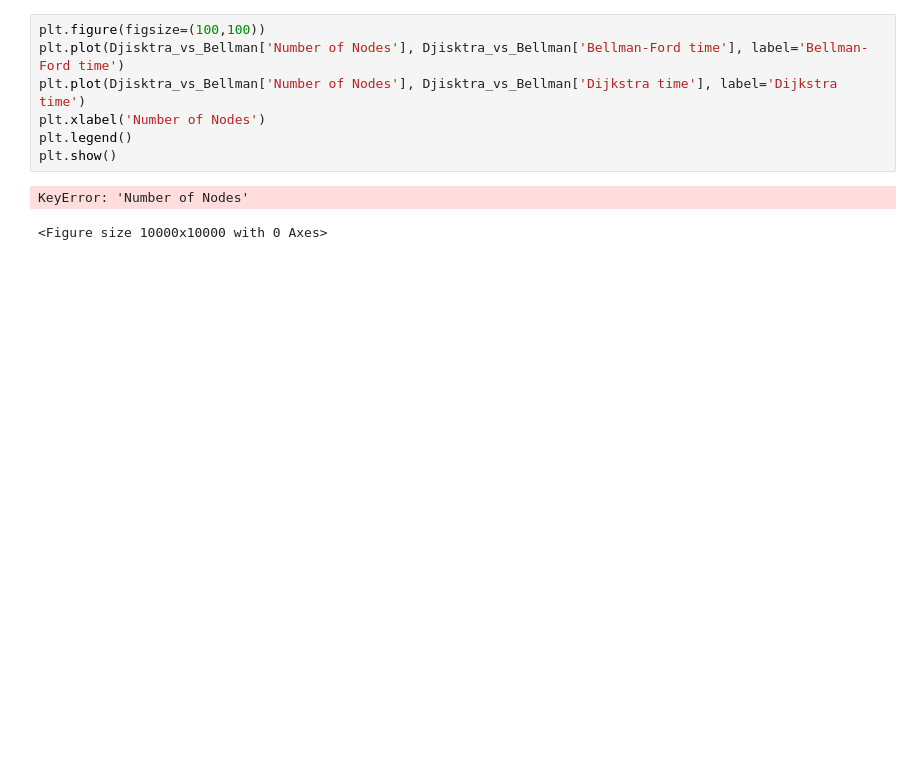
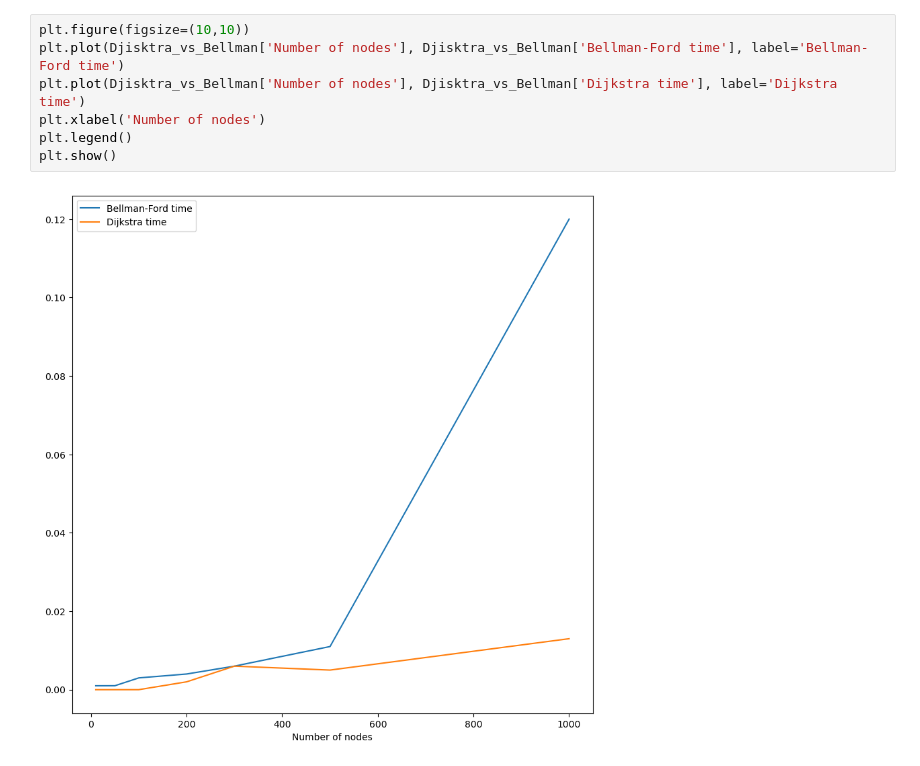
Before and after one commit to HammadaBE/Modelling-network-disruption-in-link-state-and-distance-vector-network-simulations, a Jupyter notebook: plotResults.ipynb, the cells around one changed output. Drawn from its saved outputs; the diff is of its cells as text; blank space fills up the shorter version.

Commit message:
Plotting data

```diff
--- a/plotResults.ipynb
+++ b/plotResults.ipynb
@@ -22,10 +19,9 @@ Djisktra_vs_Bellman
 # %%
-plt.figure(figsize=(100,100))
-plt.plot(Djisktra_vs_Bellman['Number of Nodes'], Djisktra_vs_Bellman['Bellman-Ford time'], label='Bellman-Ford time')
-plt.plot(Djisktra_vs_Bellman['Number of Nodes'], Djisktra_vs_Bellman['Dijkstra time'], label='Dijkstra time')
-plt.xlabel('Number of Nodes')
+plt.figure(figsize=(10,10))
+plt.plot(Djisktra_vs_Bellman['Number of nodes'], Djisktra_vs_Bellman['Bellman-Ford time'], label='Bellman-Ford time')
+plt.plot(Djisktra_vs_Bellman['Number of nodes'], Djisktra_vs_Bellman['Dijkstra time'], label='Dijkstra time')
+plt.xlabel('Number of nodes')
 plt.legend()
 plt.show()
 # %% [output]
-KeyError: 'Number of Nodes'
-<Figure size 10000x10000 with 0 Axes>
+[figure, added]
```
Also changed, not shown: parts of 2 cells of this notebook, 1 other file.
